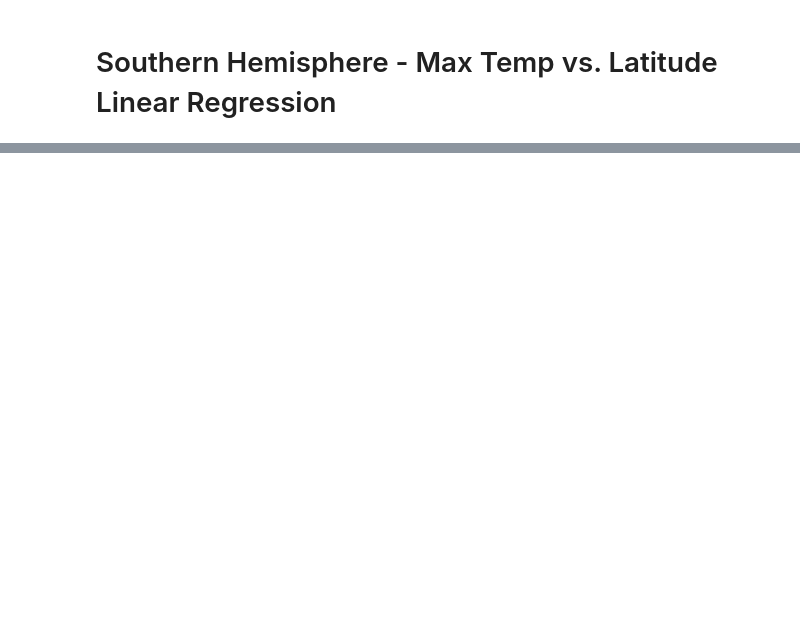
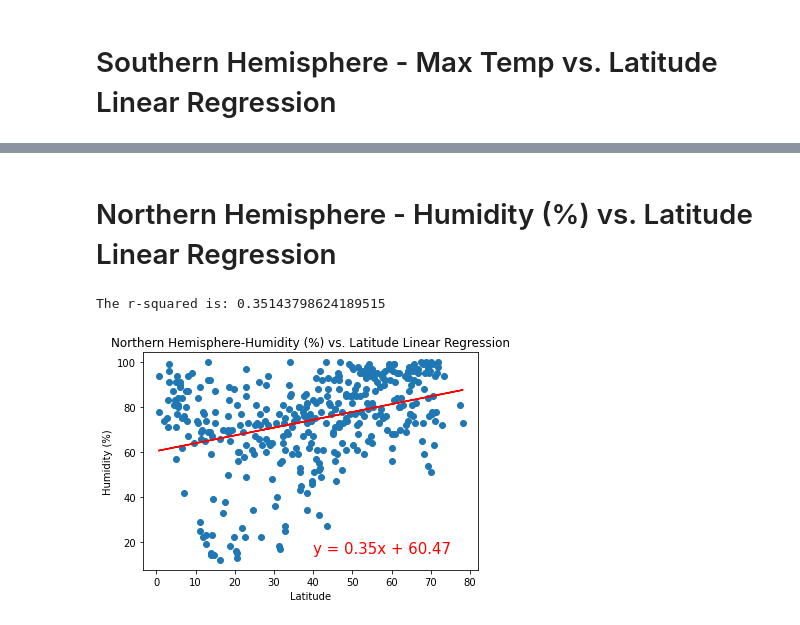
Before and after one commit to KendallMcCroy/python-api-challenge, a Jupyter notebook: WeatherPy.ipynb, the cells around one changed output, grey strips where cells are left out. Cells and saved outputs as stored; diff of their text form; code cells hidden in the pictures; blank space fills up the shorter version.

Commit message:
Added Northern Hemisphere-Humidity vs Latitude Linear regression

```diff
--- a/WeatherPy.ipynb
+++ b/WeatherPy.ipynb
@@ -308,0 +309,29 @@ The r-squared is: -0.7576446176083576
+# %% [markdown]
+# Northern Hemisphere - Humidity (%) vs. Latitude Linear Regression
+# %%
+# Create scatter plot
+xValue = northern_data["Lat"]
+yValue = northern_data["Humidity"]
+
+plt.scatter(xValue, yValue)
+
+(slope, intercept, rvalue, pvalue, stderr) = linregress(xValue, yValue)
+regress_values = xValue * slope + intercept
+line_eq = "y = " + str(round(slope,2)) + "x + " + str(round(intercept,2))
+
+# annotate the linear regression line
+plt.plot(xValue, regress_values, "r-")
+plt.annotate(line_eq, (40,15), fontsize=15, color="red")
+
+# Add lables to tabe and title
+plt.ylabel("Humidity (%)")
+plt.xlabel("Latitude")
+plt.title("Northern Hemisphere-Humidity (%) vs. Latitude Linear Regression")
+
+
+# Display and save the plot
+print(f"The r-squared is: {rvalue}")
+plt.savefig("output_data/northern_LinearRegress_Humidity.png")
+# %% [output]
+The r-squared is: 0.35143798624189515
+[figure, added]
```
Also changed, not shown: parts of 3 cells of this notebook, 3 other files.
